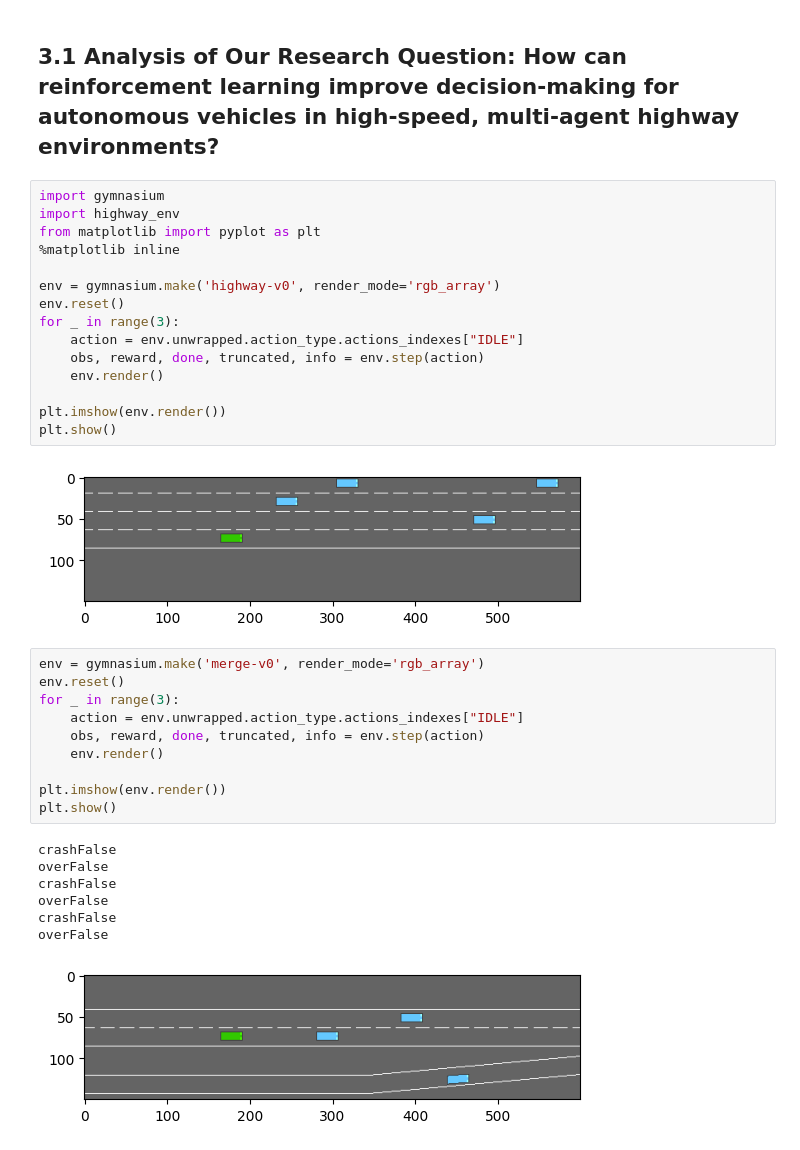
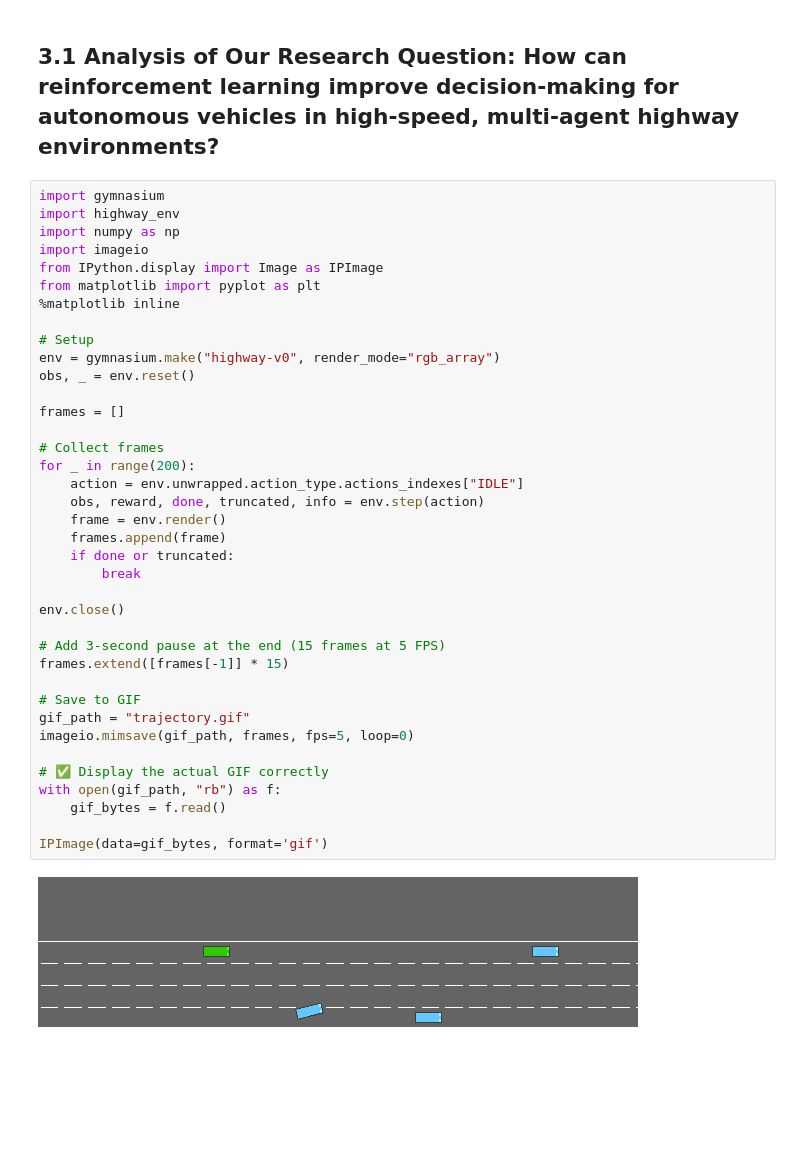
Before and after one commit to Juan-Carlos-D/NN-Team, a Jupyter notebook: Labs/Lab Four/Rough Drafts/RD 2.ipynb, the cells around one changed output. Cells and saved outputs as stored; diff of their text form; blank space fills up the shorter version.

Commit message:
updated RD 2 with more functional highway-env

```diff
--- a/Labs/Lab Four/Rough Drafts/RD 2.ipynb
+++ b/Labs/Lab Four/Rough Drafts/RD 2.ipynb
@@ -202,35 +202,40 @@ Together, these methods offer a comprehensive approach to evaluating the practic
 # %%
 import gymnasium
 import highway_env
+import numpy as np
+import imageio
+from IPython.display import Image as IPImage
 from matplotlib import pyplot as plt
 %matplotlib inline
 
-env = gymnasium.make('highway-v0', render_mode='rgb_array')
-env.reset()
-for _ in range(3):
+# Setup
+env = gymnasium.make("highway-v0", render_mode="rgb_array")
+obs, _ = env.reset()
+
+frames = []
+
+# Collect frames
+for _ in range(200):
     action = env.unwrapped.action_type.actions_indexes["IDLE"]
     obs, reward, done, truncated, info = env.step(action)
-    env.render()
+    frame = env.render()
+    frames.append(frame)
+    if done or truncated:
+        break
 
-plt.imshow(env.render())
-plt.show()
+env.close()
+
+# Add 3-second pause at the end (15 frames at 5 FPS)
+frames.extend([frames[-1]] * 15)
+
+# Save to GIF
+gif_path = "trajectory.gif"
+imageio.mimsave(gif_path, frames, fps=5, loop=0)
+
+# ✅ Display the actual GIF correctly
+with open(gif_path, "rb") as f:
+    gif_bytes = f.read()
+
+IPImage(data=gif_bytes, format='gif')
 # %% [output]
-[figure, old version]
+[figure, new version]
-# %%
-env = gymnasium.make('merge-v0', render_mode='rgb_array')
-env.reset()
-for _ in range(3):
-    action = env.unwrapped.action_type.actions_indexes["IDLE"]
-    obs, reward, done, truncated, info = env.step(action)
-    env.render()
-
-plt.imshow(env.render())
-plt.show()
-# %% [output]
-crashFalse
-overFalse
-crashFalse
-overFalse
-crashFalse
-overFalse
-[figure, removed]
```
Also changed, not shown: parts of 3 cells of this notebook, 3 other files.
